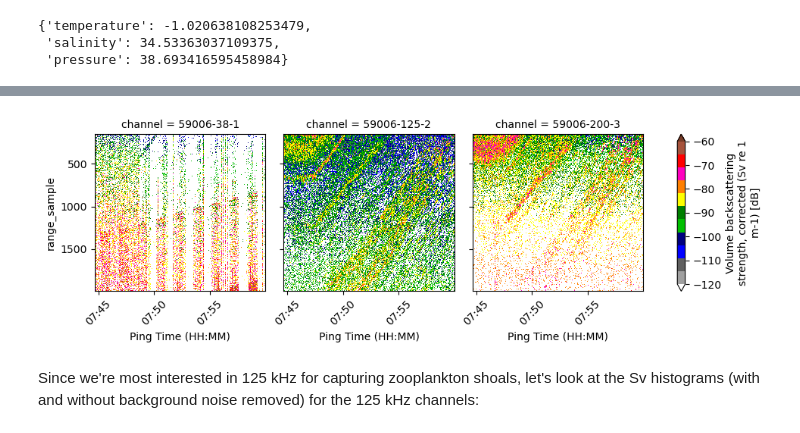
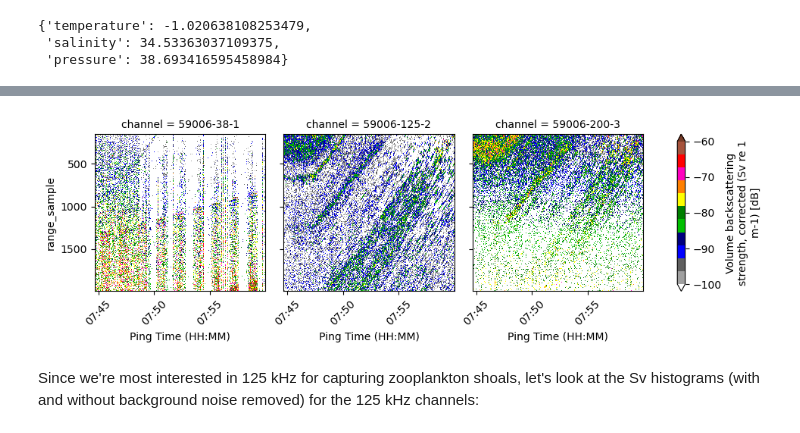
Before and after one commit to OSOceanAcoustics/echopype-examples, a Jupyter notebook: notebooks/glider_AZFP.ipynb, the cells around one changed output, grey strips where cells are left out. Cells and saved outputs as stored; diff of their text form; code cells hidden in the pictures.

```diff
--- a/notebooks/glider_AZFP.ipynb
+++ b/notebooks/glider_AZFP.ipynb
@@ -138,12 +141,12 @@ While not required for data processing, it's always a good idea to include as mu
 # Manually populate additional metadata about the dataset and the platform
 # -- SONAR-netCDF4 Top-level Group attributes
 ed['Top-level'].attrs['title'] = "2018 Ross Sea Slocum glider AZFP echosounder data from Rutgers University"
-ed['Top-level'].attrs['summary'] = glider_ds.attrs['summary']
+ed['Top-level'].attrs['summary'] = ds_glider.attrs['summary']
 
 # -- SONAR-netCDF4 Platform Group attributes
-ed['Platform'].attrs['platform_type'] = glider_ds.attrs['platform_type']
+ed['Platform'].attrs['platform_type'] = ds_glider.attrs['platform_type']
 ed['Platform'].attrs['platform_name'] = "Rutgers r32 Slocum Webb G2 glider"
-ed['Platform'].attrs['platform_code_ICES'] = glider_ds.attrs['wmo_id']
+ed['Platform'].attrs['platform_code_ICES'] = ds_glider.attrs['wmo_id']
 # %% [markdown]
 Here are the updated attributes in the "Top-level" group:
 # %%
@@ -163,7 +168,7 @@ The external glider file name, `glider_nc_fpath.name`, is used in `update_platfo
 # %%
 # Update platform
 ed.update_platform(
-    glider_ds,
+    ds_glider,
     variable_mappings={"latitude": "latitude", "longitude": "longitude"},
     extra_platform_data_file_name=glider_nc_fpath.name,
 )
@@ -249,7 +255,7 @@ We'll use the environmental data (temperature, salinity and pressure) found in t
 # Grab and average environmental parameters
 env_params_means = {}
 for env_var in ["temperature", "salinity", "pressure"]:
-    env_params_means[env_var] = float(glider_ds[env_var].mean().values)
+    env_params_means[env_var] = float(ds_glider[env_var].mean().values)
 env_params_means
 # %% [output]
 {'temperature': -1.020638108253479,
@@ -290,7 +299,10 @@ Note that the 'top' portion of the echograms have extremely high Sv values. Let'
 ds_Sv = ds_Sv.isel(range_sample=slice(150,None))
 # %%
 # Plot selected Sv:
-g = ds_Sv["Sv"].plot(col="channel", yincrease=False, y="range_sample", vmin=-120, vmax=-60, cmap="ep.ek500")
+g = ds_Sv["Sv"].plot(
+    col="channel", yincrease=False, y="range_sample",
+    vmin=-100, vmax=-60, cmap="ep.ek500"
+)
 
 # Iterate through each facet
 for ax in g.axes.flatten():
@@ -324,21 +332,23 @@ ds_Sv = ep.clean.remove_background_noise(
 )
 # %%
 # Plot corrected Sv
-g = ds_Sv["Sv_corrected"].plot(col="channel", yincrease=False, y="range_sample", vmin=-120, vmax=-60, cmap="ep.ek500")
+g = ds_Sv["Sv_corrected"].plot(
+    col="channel", yincrease=False, y="range_sample", vmin=-100, vmax=-60, cmap="ep.ek500"
+)
 
 # Iterate through each facet
 for ax in g.axes.flatten():
     labels = [label.get_text() for label in ax.get_xticklabels()]
     # Set the current ticks
     ax.set_xticks(ax.get_xticks())
     # Apply rotation
     ax.set_xticklabels(labels, rotation=45)
     # Set x label
     ax.set_xlabel("Ping Time (HH:MM)")
 
 plt.show()
 # %% [output]
-[figure, old version]
+[figure, new version]
 # %% [markdown]
 Since we're most interested in 125 kHz for capturing zooplankton shoals, let's look at the Sv histograms (with and without background noise removed) for the 125 kHz channels:
 # %%
```
Also changed, not shown: parts of 43 cells of this notebook.
